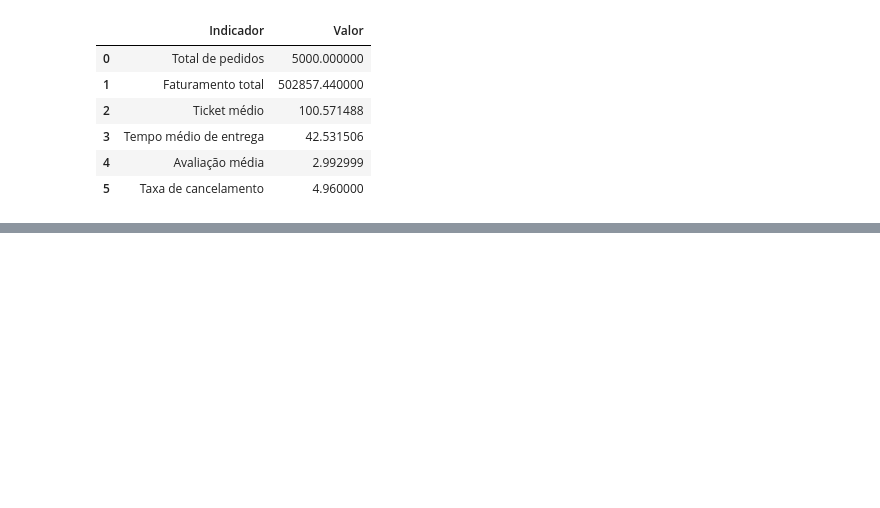
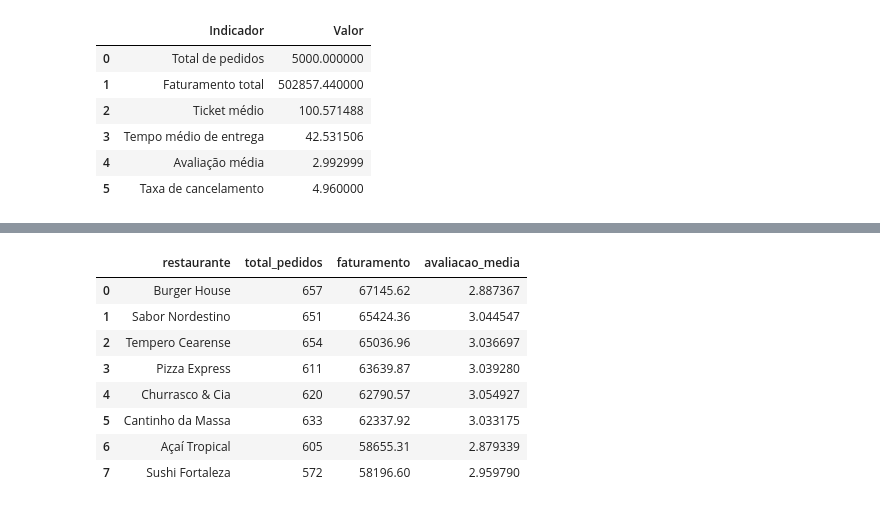
Before and after one commit to jlsnogueira247/FoodInsights, a Jupyter notebook: notebooks/analise_pedidos.ipynb, the cells around one changed output, grey strips where cells are left out. Drawn from its saved outputs; the diff is of its cells as text; code cells hidden in the pictures; blank space fills up the shorter version.

```diff
--- a/notebooks/analise_pedidos.ipynb
+++ b/notebooks/analise_pedidos.ipynb
@@ -634,0 +719,8 @@ kpis
+# %%
+engine = create_engine(
+    f"postgresql+psycopg2://{db_user}:{db_password}@{db_host}:{db_port}/{db_name}"
+)
+
+with engine.connect() as conexao:
+    resultado = conexao.execute(text("SELECT version();"))
+    print(resultado.fetchone())
@@ -634,0 +877,25 @@ kpis
+# %%
+query = """
+SELECT
+    restaurante,
+    COUNT(*) AS total_pedidos,
+    SUM(valor_pedido) AS faturamento,
+    AVG(avaliacao) AS avaliacao_media
+FROM pedidos
+GROUP BY restaurante
+ORDER BY faturamento DESC;
+"""
+
+resultado = pd.read_sql(query, engine)
+
+resultado
+# %% [output]
+|  | restaurante | total_pedidos | faturamento | avaliacao_media |
+| 0 | Burger House | 657 | 67145.62 | 2.887367 |
+| 1 | Sabor Nordestino | 651 | 65424.36 | 3.044547 |
+| 2 | Tempero Cearense | 654 | 65036.96 | 3.036697 |
+| 3 | Pizza Express | 611 | 63639.87 | 3.039280 |
+| 4 | Churrasco & Cia | 620 | 62790.57 | 3.054927 |
+| 5 | Cantinho da Massa | 633 | 62337.92 | 3.033175 |
+| 6 | Açaí Tropical | 605 | 58655.31 | 2.879339 |
+| 7 | Sushi Fortaleza | 572 | 58196.60 | 2.959790 |
```
Also changed, not shown: parts of 21 cells of this notebook.
